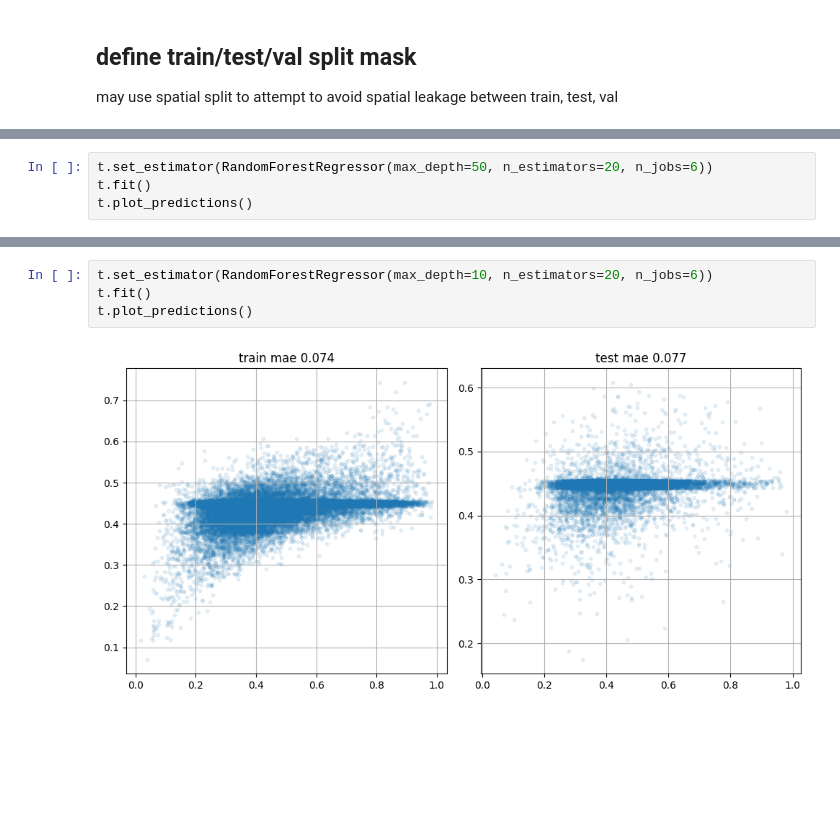
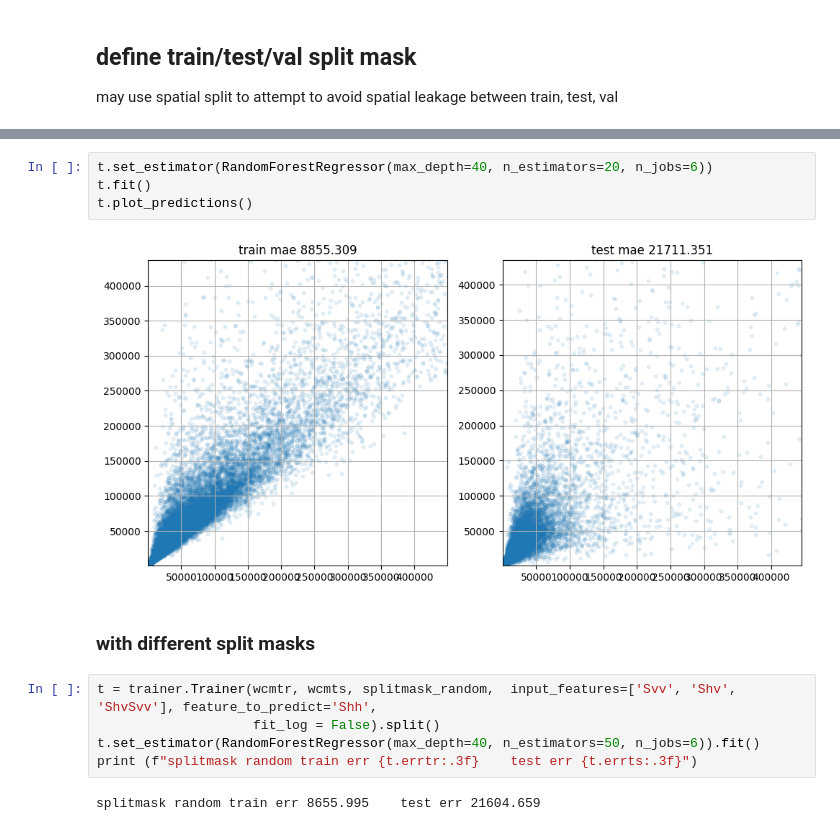
Before and after one commit to aalgo/sar-recovery, a Jupyter notebook: notebooks/07 - RF baseline.ipynb, the cells around one changed output, grey strips where cells are left out. Saved outputs shown, nothing was run; the diff lists cells and outputs as text; blank space fills up the shorter version.

```diff
--- a/notebooks/07 - RF baseline.ipynb
+++ b/notebooks/07 - RF baseline.ipynb
@@ -77,4 +90,0 @@ t.plot_distributions()
-# %%
-t.set_estimator(RandomForestRegressor(max_depth=50, n_estimators=20, n_jobs=6))
-t.fit()
-t.plot_predictions()
@@ -83,6 +91,15 @@ t.plot_predictions()
-# %%
-t.set_estimator(RandomForestRegressor(max_depth=10, n_estimators=20, n_jobs=6))
-t.fit()
-t.plot_predictions()
-# %% [output]
-[figure, removed]
+# %%
+t.set_estimator(RandomForestRegressor(max_depth=40, n_estimators=20, n_jobs=6))
+t.fit()
+t.plot_predictions()
+# %% [output]
+[figure, added]
+# %% [markdown]
+### with different split masks
+# %%
+t = trainer.Trainer(wcmtr, wcmts, splitmask_random,  input_features=['Svv', 'Shv', 'ShvSvv'], feature_to_predict='Shh',
+                    fit_log = False).split()
+t.set_estimator(RandomForestRegressor(max_depth=40, n_estimators=50, n_jobs=6)).fit()
+print (f"splitmask random train err {t.errtr:.3f}    test err {t.errts:.3f}")
+# %% [output]
+splitmask random train err 8655.995    test err 21604.659
```
Also changed, not shown: parts of 37 cells of this notebook, 1 other file.
